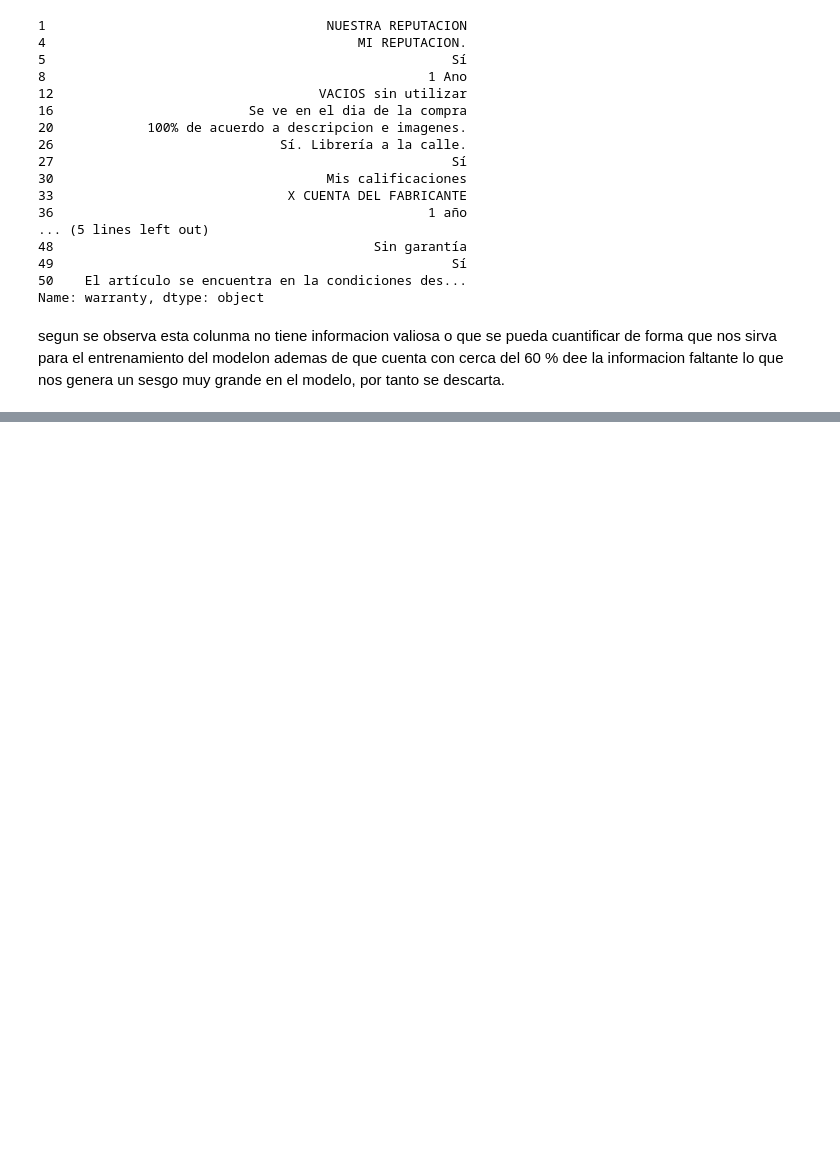
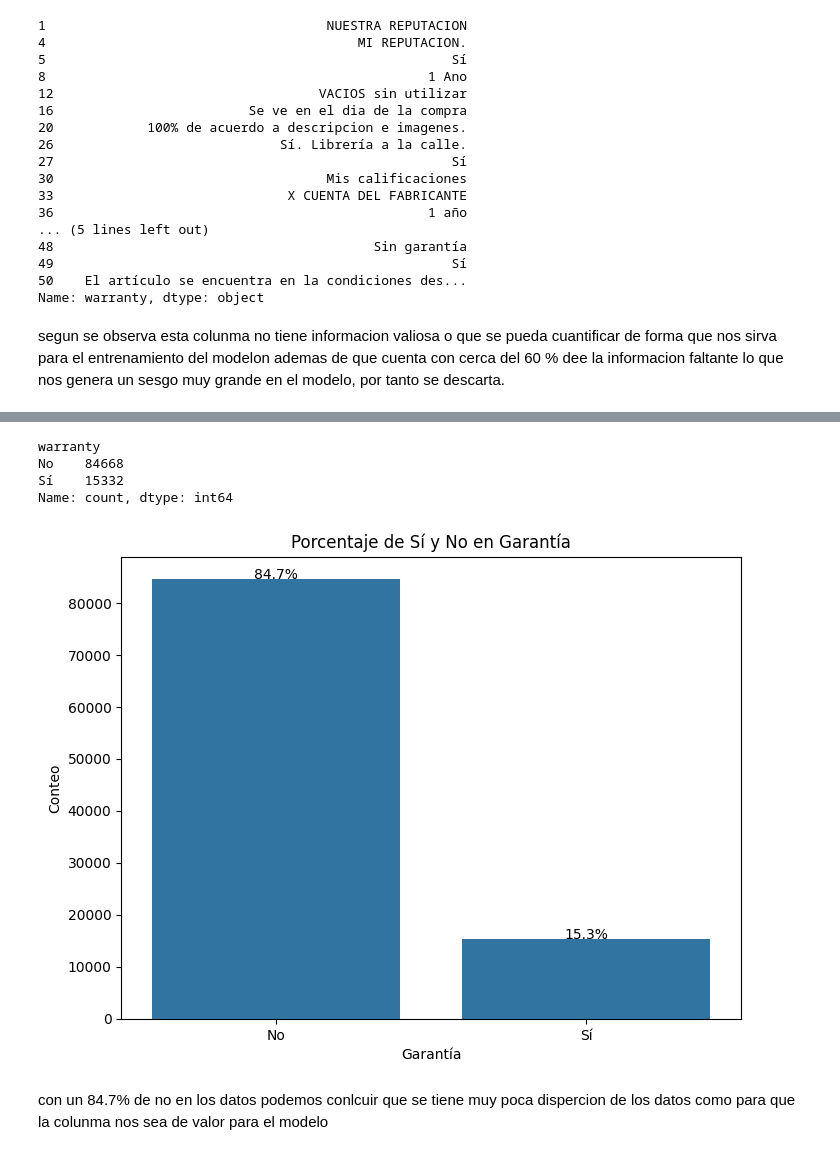
Before and after one commit to NicolasCuaran/ML_E-COMMERCE, a Jupyter notebook: Notebooks/01_EDA.ipynb, the cells around one changed output, grey strips where cells are left out. Cells and saved outputs as stored; diff of their text form; code cells hidden in the pictures; blank space fills up the shorter version.

```diff
--- a/Notebooks/01_EDA.ipynb
+++ b/Notebooks/01_EDA.ipynb
@@ -157,0 +178,3 @@ segun se observa esta colunma no tiene informacion valiosa o que se pueda cuanti
+# %%
+df.warranty = df.warranty.apply(estandarizar_garantia)
+df.warranty.dropna().head(20)
@@ -157,0 +199,37 @@ segun se observa esta colunma no tiene informacion valiosa o que se pueda cuanti
+# %%
+df.warranty.value_counts()
+# %% [output]
+warranty
+No    84668
+Sí    15332
+Name: count, dtype: int64
+# %%
+# Calcula los conteos de 'Sí' y 'No'
+conteo_garantia = df.warranty.value_counts()
+
+# Calcula los porcentajes
+porcentaje_garantia = (conteo_garantia / conteo_garantia.sum()) * 100
+
+# Crea un DataFrame para el gráfico
+df_grafico = pd.DataFrame({
+    'Garantia': conteo_garantia.index,
+    'Conteo': conteo_garantia.values,
+    'Porcentaje': porcentaje_garantia.values
+})
+
+# Crea el gráfico de barras con porcentajes
+plt.figure(figsize=(8, 6))
+sns.barplot(x='Garantia', y='Conteo', data=df_grafico)
+plt.title('Porcentaje de Sí y No en Garantía')
+plt.xlabel('Garantía')
+plt.ylabel('Conteo')
+
+# Añade las etiquetas de porcentaje al gráfico
+for index, row in df_grafico.iterrows():
+    plt.text(row.name, row.Conteo, f'{row.Porcentaje:.1f}%', color='black', ha='center')
+
+plt.show()
+# %% [output]
+[figure, added]
+# %% [markdown]
+con un 84.7% de no en los datos podemos conlcuir que se tiene muy poca dispercion de los datos como para que la colunma nos sea de valor para el modelo
```
Also changed, not shown: parts of 17 cells of this notebook, 1 other file.
